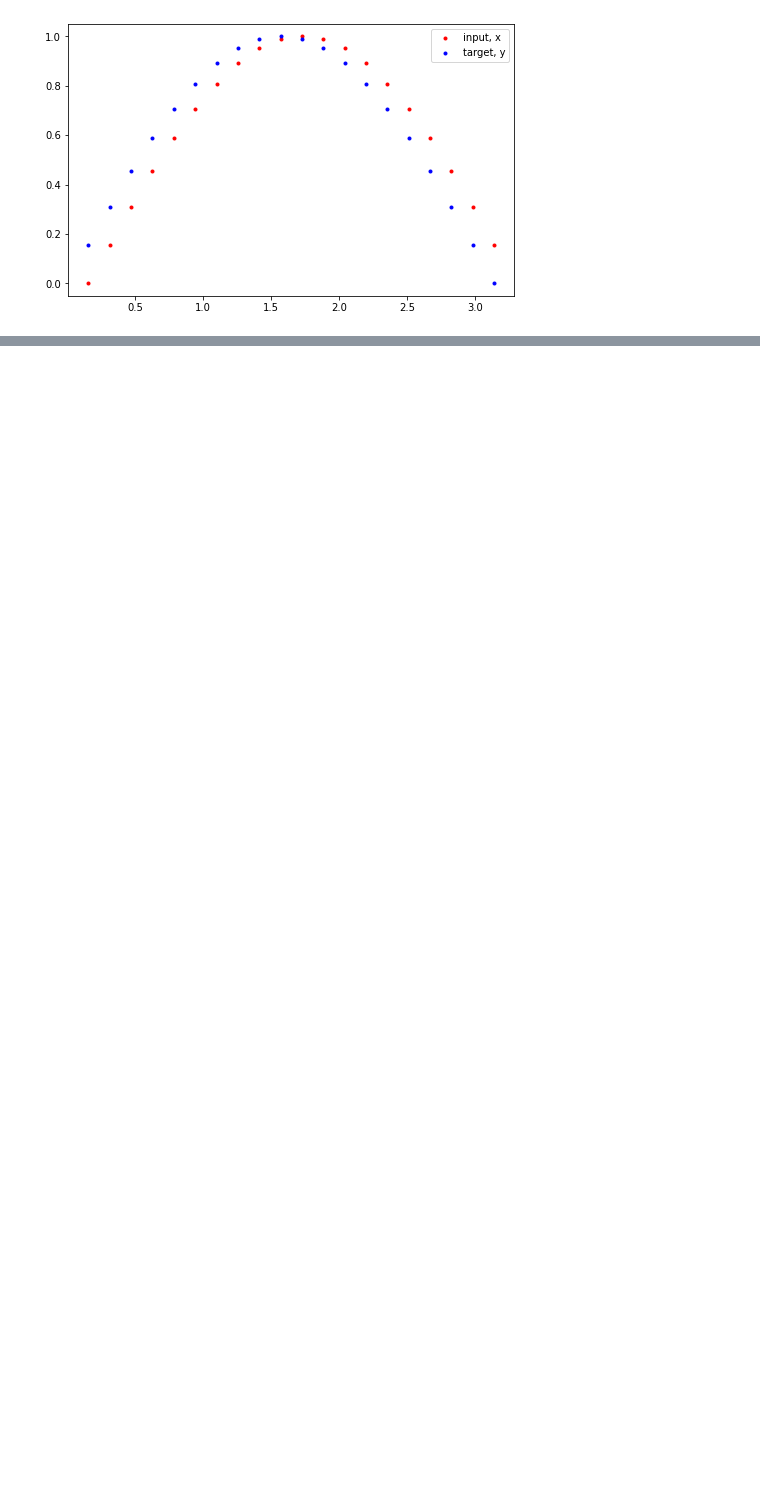
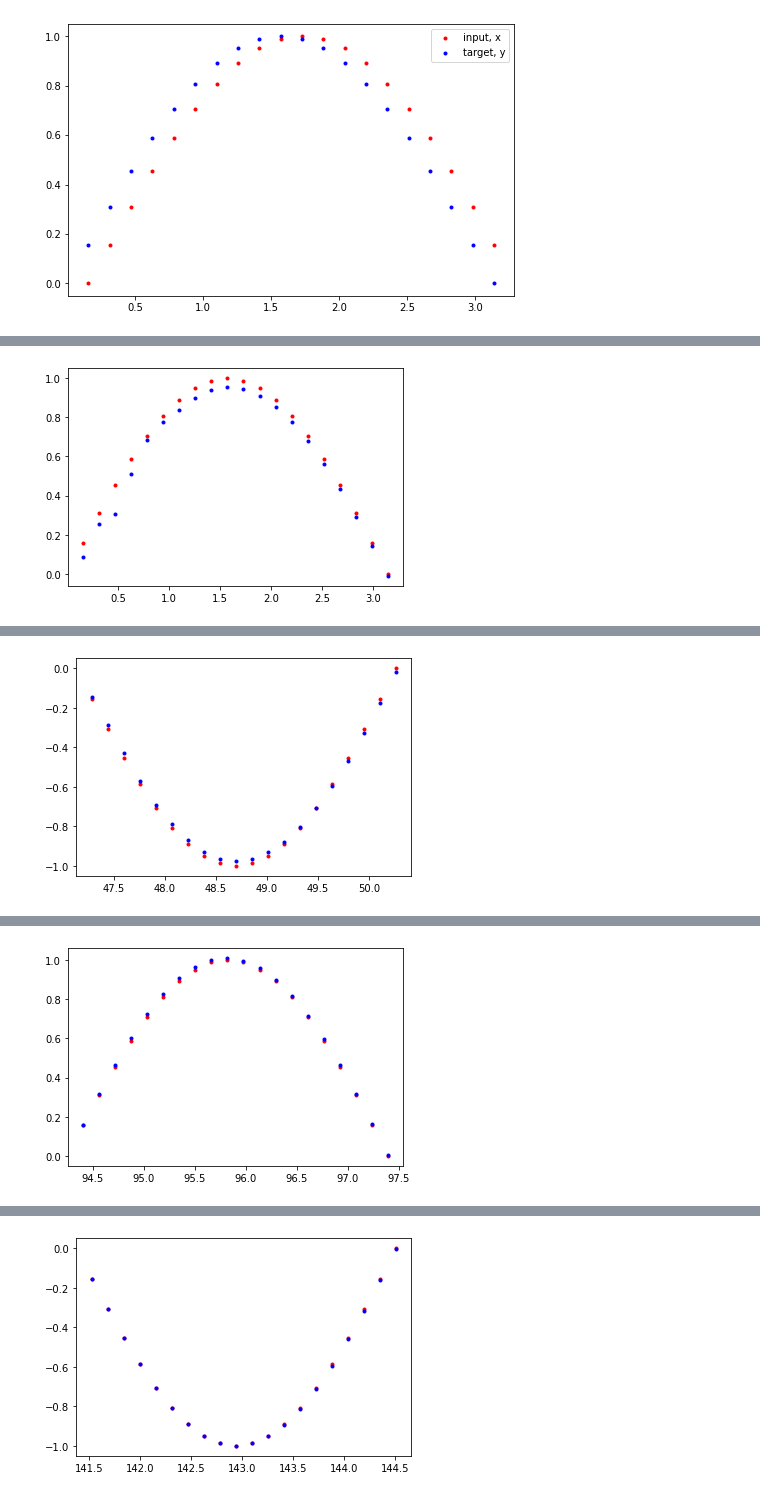
Before and after one commit to yashika-git/Deep_Learning, a Jupyter notebook: RNNs.ipynb, the cells around one changed output, grey strips where cells are left out. Saved outputs shown, nothing was run; the diff lists cells and outputs as text; code cells hidden in the pictures; blank space fills up the shorter version.

```diff
--- a/RNNs.ipynb
+++ b/RNNs.ipynb
@@ -67,0 +112,44 @@ class RNN(nn.Module):
+# %%
+# training the RNN
+
+def train(rnn, n_steps, print_every):
+
+  #initialize the hidden state
+  hidden = None
+
+  for batch_i, step in enumerate(range(n_steps)):
+    # defining the training data
+    time_steps = np.linspace(step*np.pi, (step+1)*np.pi, seq_length+1)
+    data = np.sin(time_steps)
+    data.resize((seq_length+1, 1))
+
+    x = data[:-1]
+    y = data[1:]
+
+    # convert data into tensors
+    x_tensor = torch.Tensor(x).unsqueeze(0) #to make input 3 dimensional
+    y_tensor = torch.Tensor(y)
+
+    # outputs from the rnn
+    prediction, hidden = rnn(x_tensor, hidden)
+    # make a new variable for hidden and detach the hidden state from its history
+    # this way, we don't backpropagate through the entire history
+    hidden = hidden.data
+    loss = criterion(prediction, y_tensor)
+
+    optimizer.zero_grad()
+    loss.backward()
+    optimizer.step()
+
+    if batch_i%print_every == 0:
+      print('Loss: ', loss.item())
+      plt.plot(time_steps[1:], y, 'r.') # plotting the input
+      plt.plot(time_steps[1:], prediction.data.numpy().flatten(), 'b.') # predictions
+      plt.show()
+
+  return rnn
+# %%
+n_steps = 75
+print_every = 15
+trained_rnn = train(rnn, n_steps, print_every)
+# %% [output]
@@ -67,0 +157 @@ class RNN(nn.Module):
+[figure, added]
@@ -67,0 +159 @@ class RNN(nn.Module):
+[figure, added]
@@ -67,0 +161 @@ class RNN(nn.Module):
+[figure, added]
@@ -67,0 +163 @@ class RNN(nn.Module):
+[figure, added]
```
Also changed, not shown: parts of 7 cells of this notebook.
